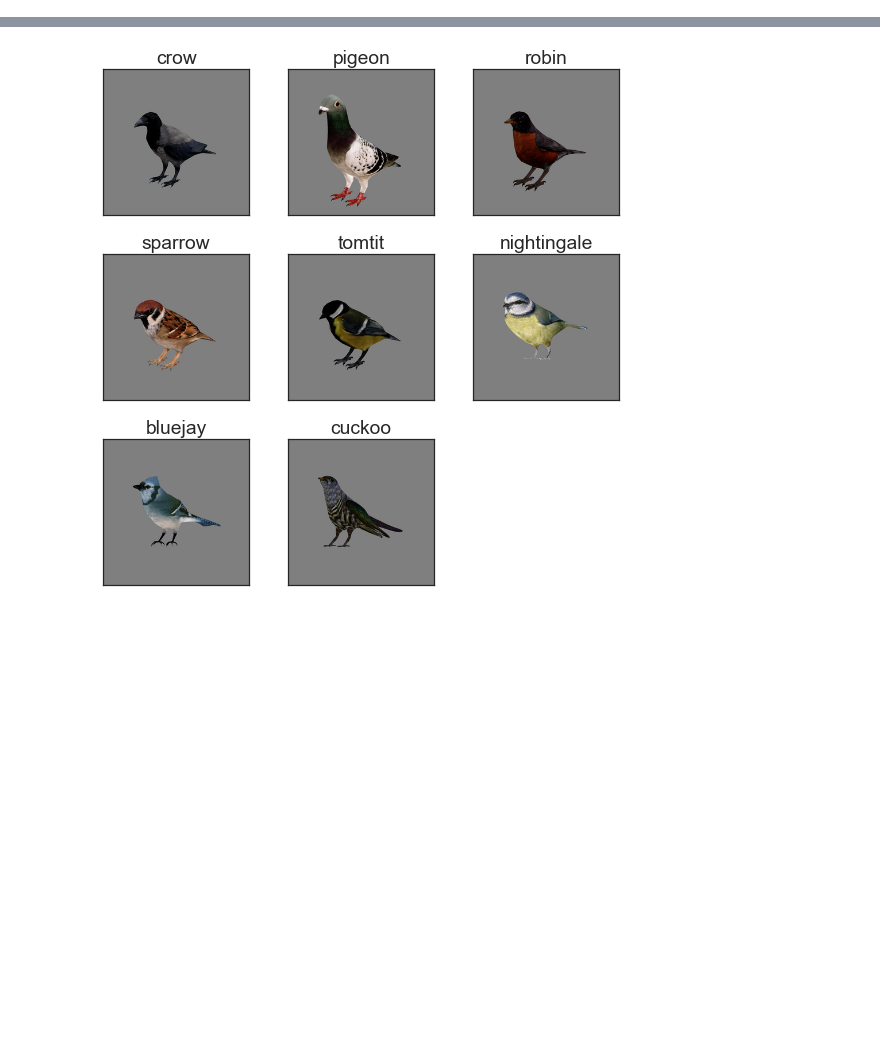
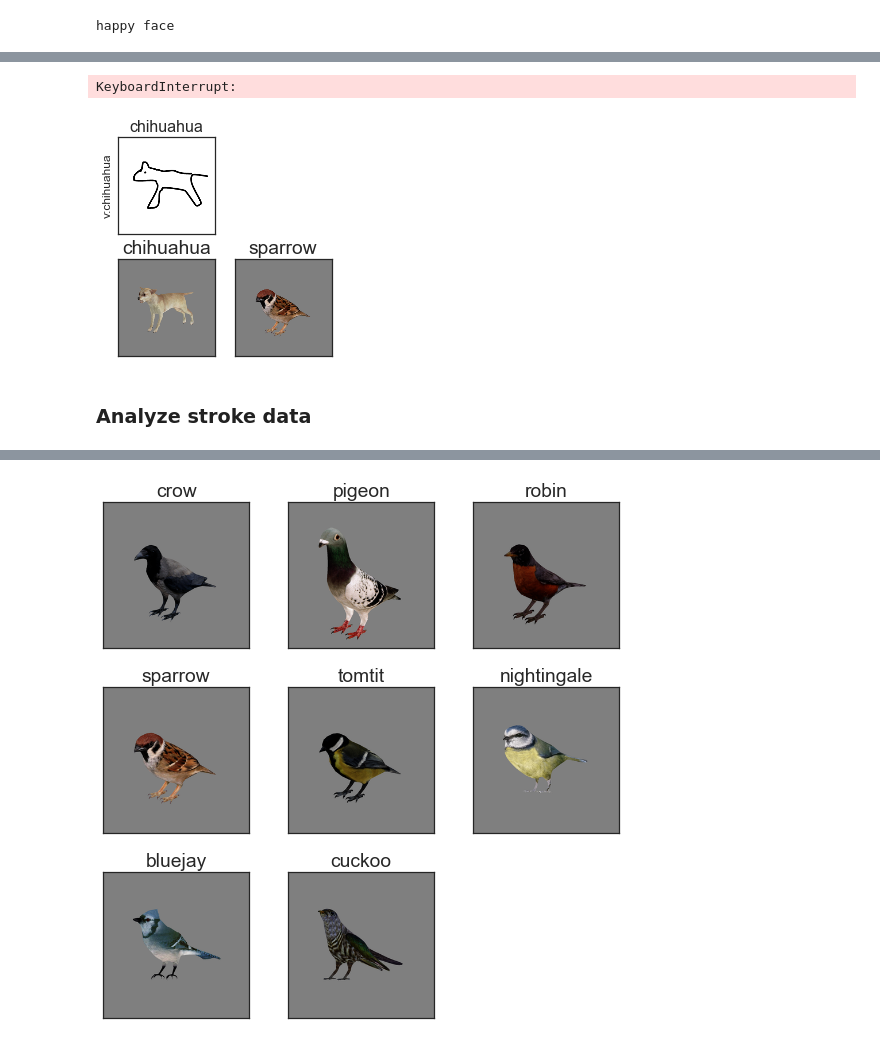
Before and after one commit to hawkrobe/reference_games, a Jupyter notebook: analysis/sketchpad/pilot_analysis.ipynb, the cells around one changed output, grey strips where cells are left out. Drawn from its saved outputs; the diff is of its cells as text; code cells hidden in the pictures; blank space fills up the shorter version.

Commit message:
updates to analysis notebook

```diff
--- a/analysis/sketchpad/pilot_analysis.ipynb
+++ b/analysis/sketchpad/pilot_analysis.ipynb
@@ -32,3 +55,0 @@ stroke_files = [i for i in os.listdir(stroke_dir) if i[-3:]=='csv']
-# %%
-# load in single subject clickedObj file
-X = tb.tabarray(SVfile=os.path.join(clickedObj_dir,click_files[0]))
@@ -172,0 +197,69 @@ def plot_gallery(category):
+# %%
+# t['pose']
+if hasattr(t, 'pose'):
+    print 'happy face'
+else:
+    print 'oahdf'
+# %% [output]
+happy face
+# %%
+## print out sketches with target & distractors from this game
+run_this = 0
+    if run_this:
+    all_games = click_files
+    TrialNum = []
+    GameID = []
+    Condition = []
+    Target = []
+    Distractors = []
+    Outcome = []
+    Response = []
+
+    for a in all_games:
+        # load in single subject clickedObj file
+        X = tb.tabarray(SVfile=os.path.join(clickedObj_dir,a))
+        # print out sketches from all trials from this game
+        for t in X:
+            imgData = t['png']
+            filestr = base64.b64decode(imgData)
+            fname = 'sketch.png'
+            with open(fname, "wb") as fh:
+                fh.write(imgData.decode('base64'))
+            textsize = 16
+
+            # first plot the target
+            im = Image.open(fname)
+            fig = plt.figure(figsize=(8,4))
+            p = plt.subplot(2,4,1)
+            plt.imshow(im)
+            sns.set_style('white')
+            k = p.get_xaxis().set_ticklabels([])
+            k = p.get_yaxis().set_ticklabels([])
+            k = p.get_xaxis().set_ticks([])
+            k = p.get_yaxis().set_ticks([])
+            targetname = t['intendedTarget']
+            distractors = [t['object2Name'],t['object3Name'],t['object4Name']]
+            full_list = [t['intendedTarget'],t['object2Name'],t['object3Name'],t['object4Name']]
+            outcome = t['outcome']
+            response = t['clickedObject']
+            plt.title(targetname,fontsize=textsize)
+            plt.ylabel('v:' + response,fontsize=textsize-4)
+
+            # fig = plt.figure(figsize=(8,3))
+            for (i,d) in enumerate(full_list):
+                URL = full_dict[d]
+                file = cStringIO.StringIO(urllib.urlopen(URL).read())
+                img = Image.open(file)
+                p = plt.subplot(2,4,i+5)
+                plt.imshow(img)
+                p.get_xaxis().set_ticklabels([])
+                p.get_yaxis().set_ticklabels([])
+                p.get_xaxis().set_ticks([])
+                p.get_yaxis().set_ticks([])
+                p.set_aspect('equal')
+                plt.title(d)
+
+            sketch_dir = os.path.join(analysis_dir,'sketches')
+            filepath = os.path.join(sketch_dir,'gameID_' + t['gameid'] + '_trial_' + str(t['trialNum']))
+            helpers.save(filepath, ext='png', close=True, verbose=False)
+# %% [output]
@@ -172,0 +284,4 @@ def plot_gallery(category):
+KeyboardInterrupt:
+[figure, added]
+# %% [markdown]
+### Analyze stroke data
```
Also changed, not shown: parts of 23 cells of this notebook.
